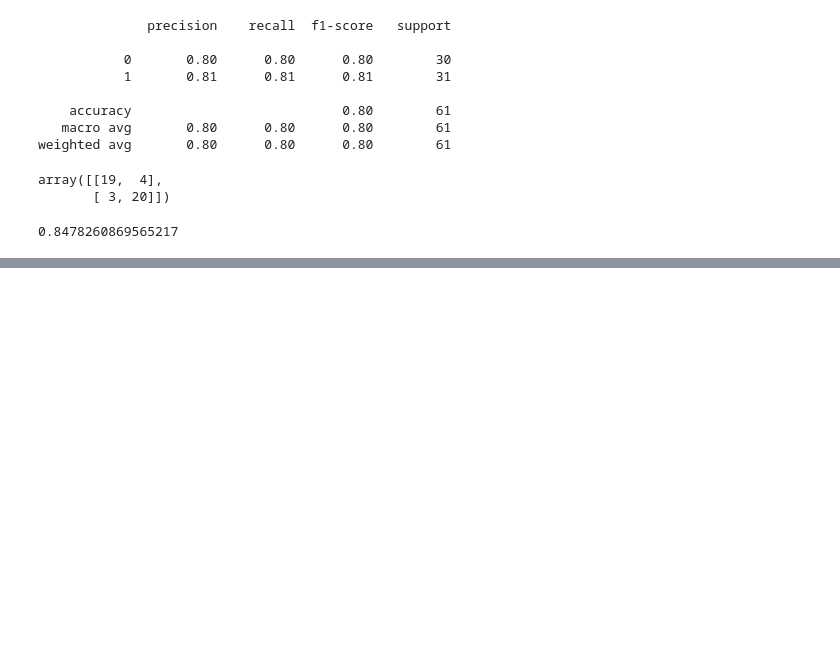
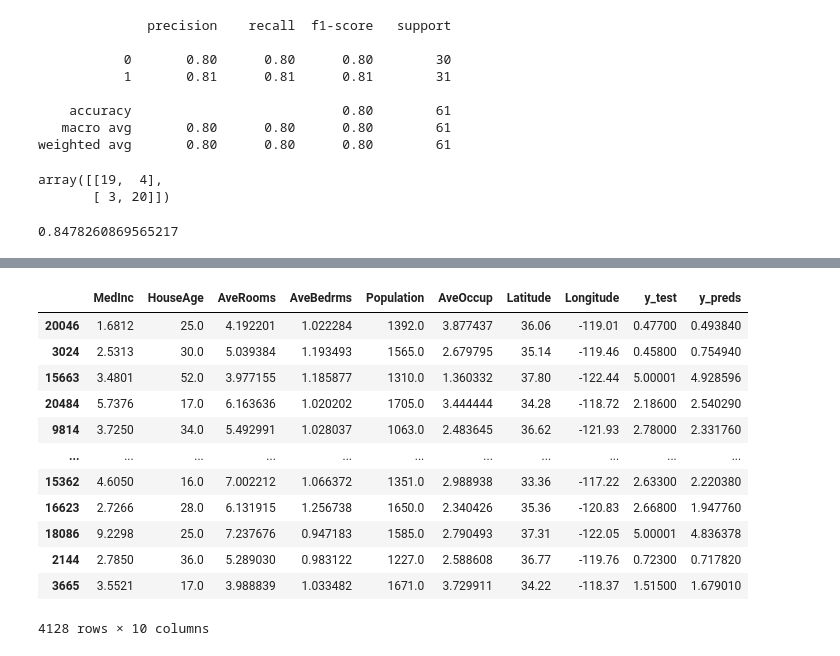
Before and after one commit to jcamiloif6/Complete-A.I.-Machine-Learning-Data-Science-Bootcamp, a Jupyter notebook: Section 9 Scikit-learn Creating Machine Learning Models/introduction_to_scikit_learn.ipynb, the cells around one changed output, grey strips where cells are left out. Saved outputs shown, nothing was run; the diff lists cells and outputs as text; code cells hidden in the pictures; blank space fills up the shorter version.

```diff
--- a/Section 9 Scikit-learn Creating Machine Learning Models/introduction_to_scikit_learn.ipynb
+++ b/Section 9 Scikit-learn Creating Machine Learning Models/introduction_to_scikit_learn.ipynb
@@ -176,0 +1376,3 @@ Model accuracy: 88.52%
+# %%
+housing_df["MedHouseVal"] = housing["target"]
+housing_df
@@ -176,0 +1393,19 @@ Model accuracy: 88.52%
+# %%
+from sklearn.ensemble import RandomForestRegressor
+
+np.random.seed(42)
+
+# Create the data
+x = housing_df.drop("MedHouseVal", axis=1)
+y = housing_df["MedHouseVal"]
+
+# Split into training and test sets
+from sklearn.model_selection import train_test_split
+x_train, x_test, y_train, y_test = train_test_split(x, y, test_size=0.2)
+
+# Instance and fit the model
+model = RandomForestRegressor()
+model.fit(x_train, y_train)
+
+# Make predictions
+y_preds = model.predict(x_test)
@@ -176,0 +1428,3 @@ Model accuracy: 88.52%
+# %%
+preds_df = pd.DataFrame(data={"y_test": y_test, "y_preds": y_preds})
+preds_df
@@ -176,0 +1445,19 @@ Model accuracy: 88.52%
+# %%
+x_test_df = pd.DataFrame(x_test)
+# %%
+concatenated_df = pd.concat([x_test_df, preds_df], axis=1)
+concatenated_df
+# %% [output]
+|  | MedInc | HouseAge | AveRooms | AveBedrms | Population | AveOccup | Latitude | Longitude | y_test | y_preds |
+| 20046 | 1.6812 | 25.0 | 4.192201 | 1.022284 | 1392.0 | 3.877437 | 36.06 | -119.01 | 0.47700 | 0.493840 |
+| 3024 | 2.5313 | 30.0 | 5.039384 | 1.193493 | 1565.0 | 2.679795 | 35.14 | -119.46 | 0.45800 | 0.754940 |
+| 15663 | 3.4801 | 52.0 | 3.977155 | 1.185877 | 1310.0 | 1.360332 | 37.80 | -122.44 | 5.00001 | 4.928596 |
+| 20484 | 5.7376 | 17.0 | 6.163636 | 1.020202 | 1705.0 | 3.444444 | 34.28 | -118.72 | 2.18600 | 2.540290 |
+| 9814 | 3.7250 | 34.0 | 5.492991 | 1.028037 | 1063.0 | 2.483645 | 36.62 | -121.93 | 2.78000 | 2.331760 |
+| ... | ... | ... | ... | ... | ... | ... | ... | ... | ... | ... |
+| 15362 | 4.6050 | 16.0 | 7.002212 | 1.066372 | 1351.0 | 2.988938 | 33.36 | -117.22 | 2.63300 | 2.220380 |
+| 16623 | 2.7266 | 28.0 | 6.131915 | 1.256738 | 1650.0 | 2.340426 | 35.36 | -120.83 | 2.66800 | 1.947760 |
+| 18086 | 9.2298 | 25.0 | 7.237676 | 0.947183 | 1585.0 | 2.790493 | 37.31 | -122.05 | 5.00001 | 4.836378 |
+| 2144 | 2.7850 | 36.0 | 5.289030 | 0.983122 | 1227.0 | 2.588608 | 36.77 | -119.76 | 0.72300 | 0.717820 |
+| 3665 | 3.5521 | 17.0 | 3.988839 | 1.033482 | 1671.0 | 3.729911 | 34.22 | -118.37 | 1.51500 | 1.679010 |
+4128 rows × 10 columns
```
Also changed, not shown: parts of 155 cells of this notebook.
